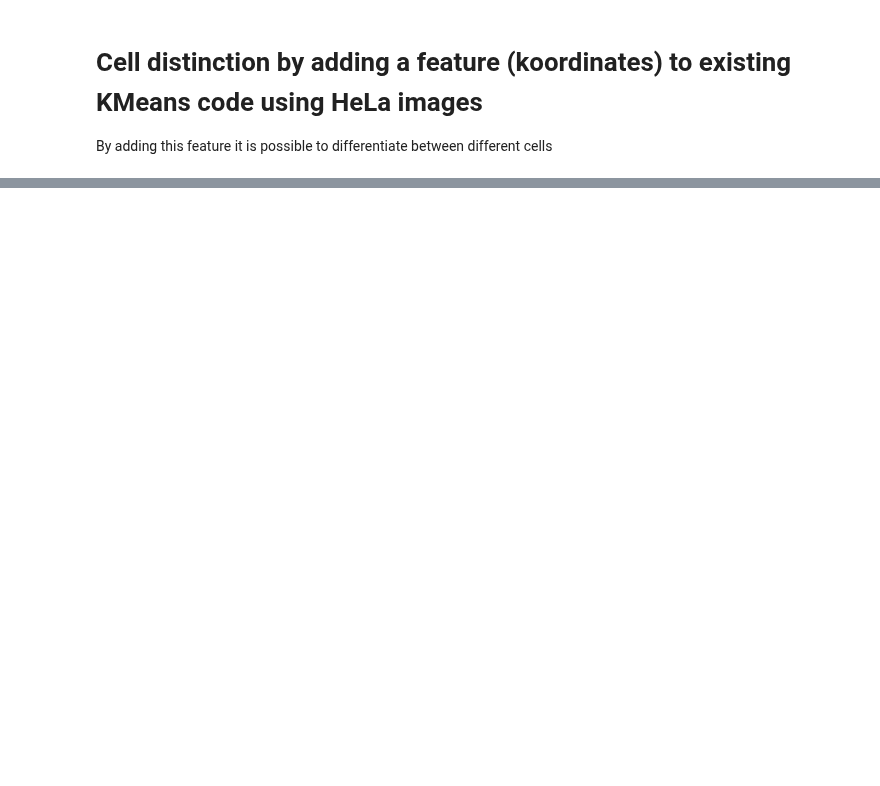
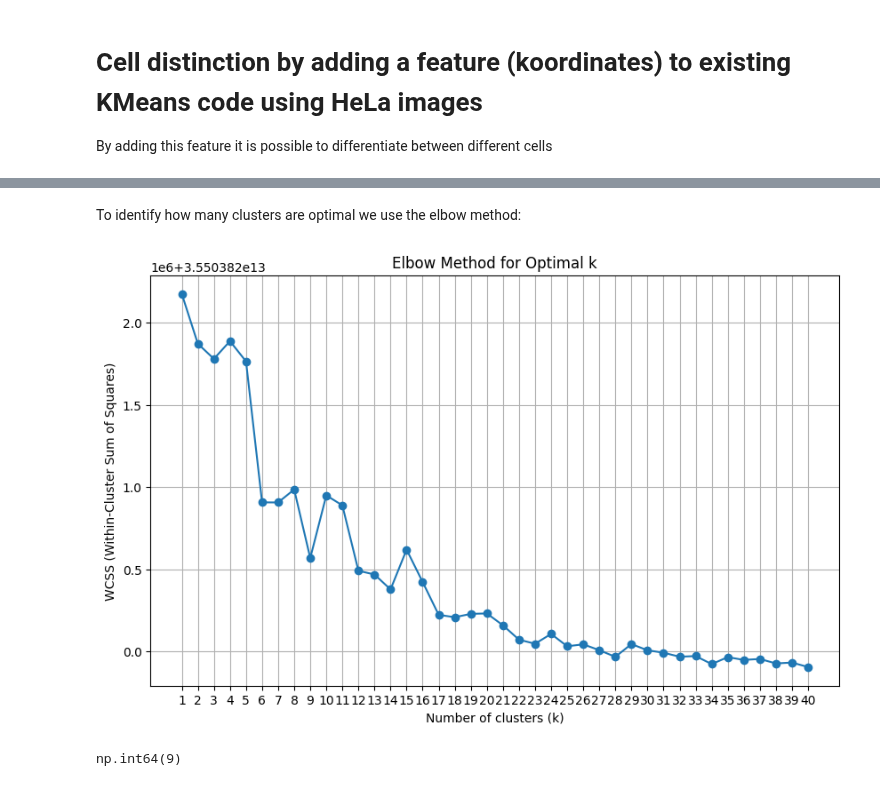
Before and after one commit to BiomedicalImageAnalysis2025/topic01_team04, a Jupyter notebook: Code/CellDistinction.ipynb, the cells around one changed output, grey strips where cells are left out. Saved outputs shown, nothing was run; the diff lists cells and outputs as text; code cells hidden in the pictures; blank space fills up the shorter version.

```diff
--- a/Code/CellDistinction.ipynb
+++ b/Code/CellDistinction.ipynb
@@ -41,0 +45,13 @@ save_image_universal(differentiated_gray_t13, 'Images/Segmented_Images/Different
+# %% [markdown]
+To identify how many clusters are optimal we use the elbow method:
+# %%
+WCSS_gray_t13 = elbow_method_with_coords(gray_t13, max_k=40, k=15, init_method='kmeans++', intensity_weight=1.4, mask_usage=True)
+plot_elbow_method(WCSS_gray_t13)
+# %% [output]
+[figure, added]
+# %%
+ideal_k = find_elbow(WCSS_gray_t13)
+
+ideal_k
+# %% [output]
+np.int64(9)
```
Also changed, not shown: parts of 4 cells of this notebook, 2 other files.
